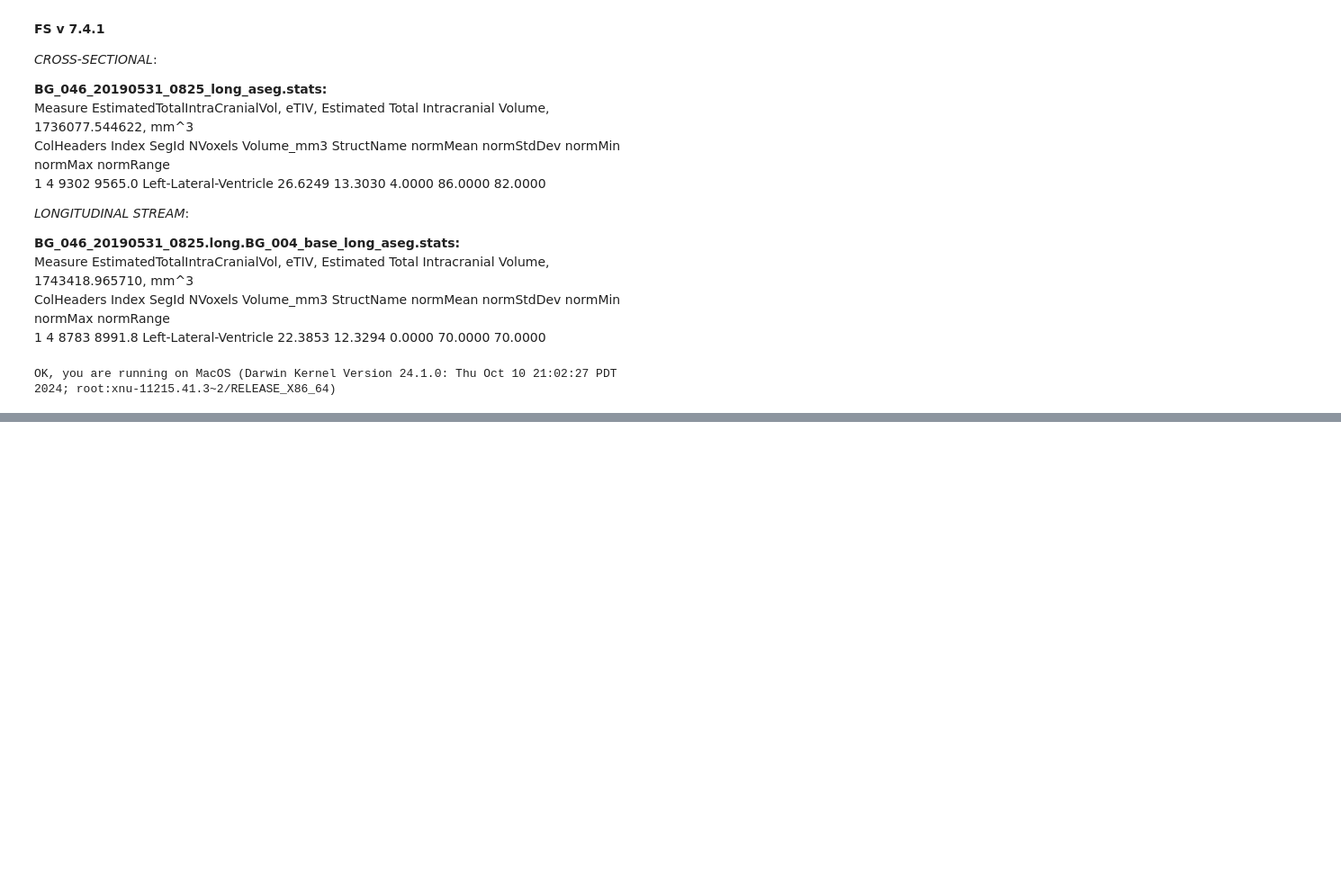
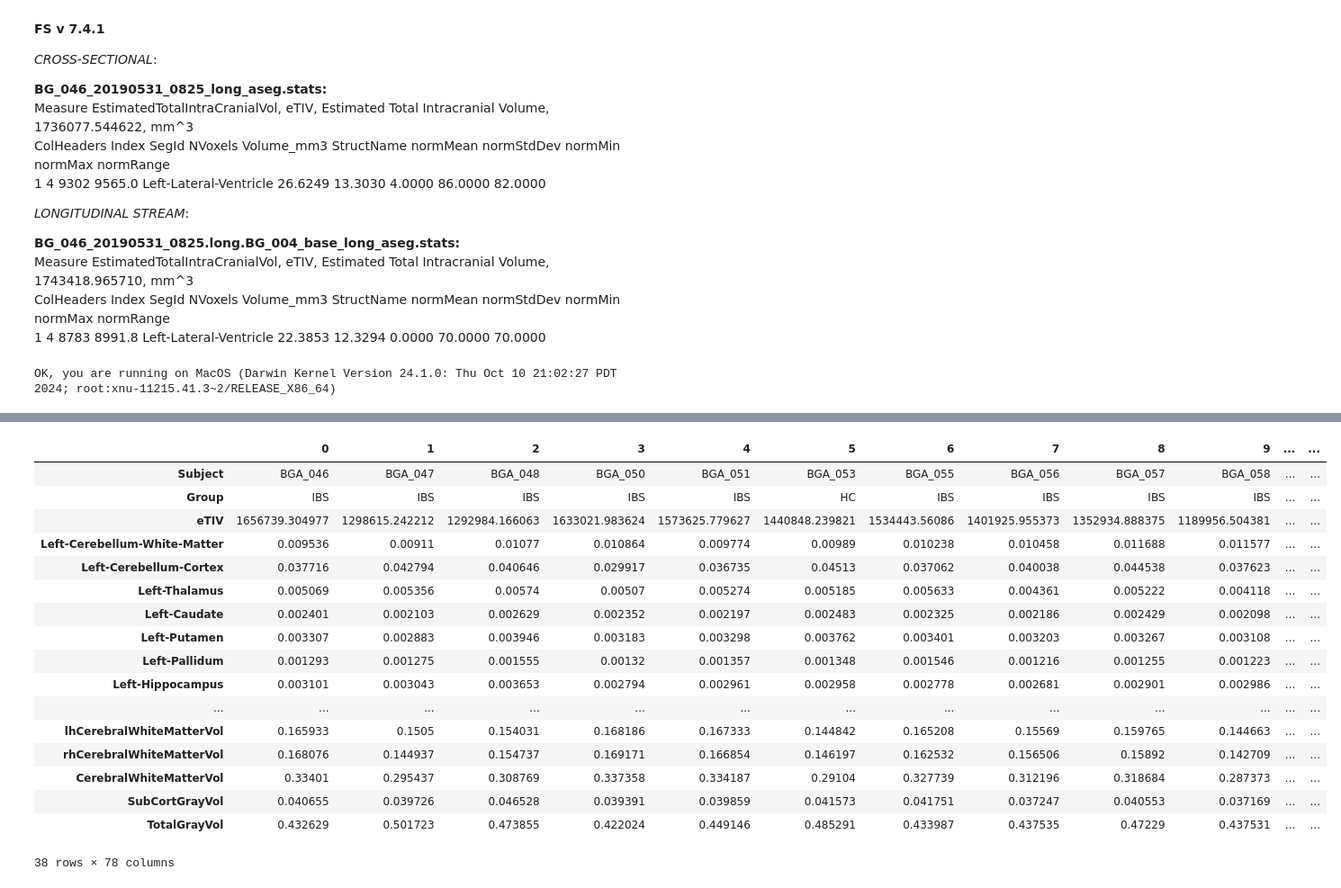
Before and after one commit to arvidl/ibs-brain, a Jupyter notebook: notebooks/04-comparing-FS-versions-on-same-dataset.ipynb, the cells around one changed output, grey strips where cells are left out. Shown: that part at 90% size. Cells and saved outputs as stored; diff of their text form; code cells hidden in the pictures; blank space fills up the shorter version.

Commit message:
Elaborate on version comparison

```diff
--- a/notebooks/04-comparing-FS-versions-on-same-dataset.ipynb
+++ b/notebooks/04-comparing-FS-versions-on-same-dataset.ipynb
@@ -73,0 +155,38 @@ df_fs7_long = pd.read_csv('../data/fs7_long_aseg_stats_for_regions_in_Skrobisz20
+# %%
+# Make eTIV-normalized data frames
+df_fs6_cross_etiv_normalized = df_fs6_cross.copy()
+df_fs7_cross_etiv_normalized = df_fs7_cross.copy()
+df_fs7_long_etiv_normalized = df_fs7_long.copy()
+
+# For each column make the eTIV-normalized version
+for col in df_fs6_cross.columns:
+    if col == 'eTIV':
+        df_fs6_cross_etiv_normalized[col] = df_fs6_cross[col]
+        df_fs7_cross_etiv_normalized[col] = df_fs7_cross[col]
+        df_fs7_long_etiv_normalized[col] = df_fs7_long[col]
+    # Skip non-numeric columns
+    if col not in ['Subject', 'Group'] and col != 'eTIV':
+        df_fs6_cross_etiv_normalized[col] = df_fs6_cross[col] / df_fs6_cross['eTIV']
+        df_fs7_cross_etiv_normalized[col] = df_fs7_cross[col] / df_fs7_cross['eTIV']
+        df_fs7_long_etiv_normalized[col] = df_fs7_long[col] / df_fs7_long['eTIV']
+# %%
+df_fs6_cross_etiv_normalized.T.tail(38)
+# %% [output]
+|  | 0 | 1 | 2 | 3 | 4 | 5 | 6 | 7 | 8 | 9 | ... | ... |
+| Subject | BGA_046 | BGA_047 | BGA_048 | BGA_050 | BGA_051 | BGA_053 | BGA_055 | BGA_056 | BGA_057 | BGA_058 | ... | ... |
+| Group | IBS | IBS | IBS | IBS | IBS | HC | IBS | IBS | IBS | IBS | ... | ... |
+| eTIV | 1656739.304977 | 1298615.242212 | 1292984.166063 | 1633021.983624 | 1573625.779627 | 1440848.239821 | 1534443.56086 | 1401925.955373 | 1352934.888375 | 1189956.504381 | ... | ... |
+| Left-Cerebellum-White-Matter | 0.009536 | 0.00911 | 0.01077 | 0.010864 | 0.009774 | 0.00989 | 0.010238 | 0.010458 | 0.011688 | 0.011577 | ... | ... |
+| Left-Cerebellum-Cortex | 0.037716 | 0.042794 | 0.040646 | 0.029917 | 0.036735 | 0.04513 | 0.037062 | 0.040038 | 0.044538 | 0.037623 | ... | ... |
+| Left-Thalamus | 0.005069 | 0.005356 | 0.00574 | 0.00507 | 0.005274 | 0.005185 | 0.005633 | 0.004361 | 0.005222 | 0.004118 | ... | ... |
+| Left-Caudate | 0.002401 | 0.002103 | 0.002629 | 0.002352 | 0.002197 | 0.002483 | 0.002325 | 0.002186 | 0.002429 | 0.002098 | ... | ... |
+| Left-Putamen | 0.003307 | 0.002883 | 0.003946 | 0.003183 | 0.003298 | 0.003762 | 0.003401 | 0.003203 | 0.003267 | 0.003108 | ... | ... |
+| Left-Pallidum | 0.001293 | 0.001275 | 0.001555 | 0.00132 | 0.001357 | 0.001348 | 0.001546 | 0.001216 | 0.001255 | 0.001223 | ... | ... |
+| Left-Hippocampus | 0.003101 | 0.003043 | 0.003653 | 0.002794 | 0.002961 | 0.002958 | 0.002778 | 0.002681 | 0.002901 | 0.002986 | ... | ... |
+| ... | ... | ... | ... | ... | ... | ... | ... | ... | ... | ... | ... | ... |
+| lhCerebralWhiteMatterVol | 0.165933 | 0.1505 | 0.154031 | 0.168186 | 0.167333 | 0.144842 | 0.165208 | 0.15569 | 0.159765 | 0.144663 | ... | ... |
+| rhCerebralWhiteMatterVol | 0.168076 | 0.144937 | 0.154737 | 0.169171 | 0.166854 | 0.146197 | 0.162532 | 0.156506 | 0.15892 | 0.142709 | ... | ... |
+| CerebralWhiteMatterVol | 0.33401 | 0.295437 | 0.308769 | 0.337358 | 0.334187 | 0.29104 | 0.327739 | 0.312196 | 0.318684 | 0.287373 | ... | ... |
+| SubCortGrayVol | 0.040655 | 0.039726 | 0.046528 | 0.039391 | 0.039859 | 0.041573 | 0.041751 | 0.037247 | 0.040553 | 0.037169 | ... | ... |
+| TotalGrayVol | 0.432629 | 0.501723 | 0.473855 | 0.422024 | 0.449146 | 0.485291 | 0.433987 | 0.437535 | 0.47229 | 0.437531 | ... | ... |
+38 rows × 78 columns
```
Also changed, not shown: parts of 12 cells of this notebook, 2 other files.
